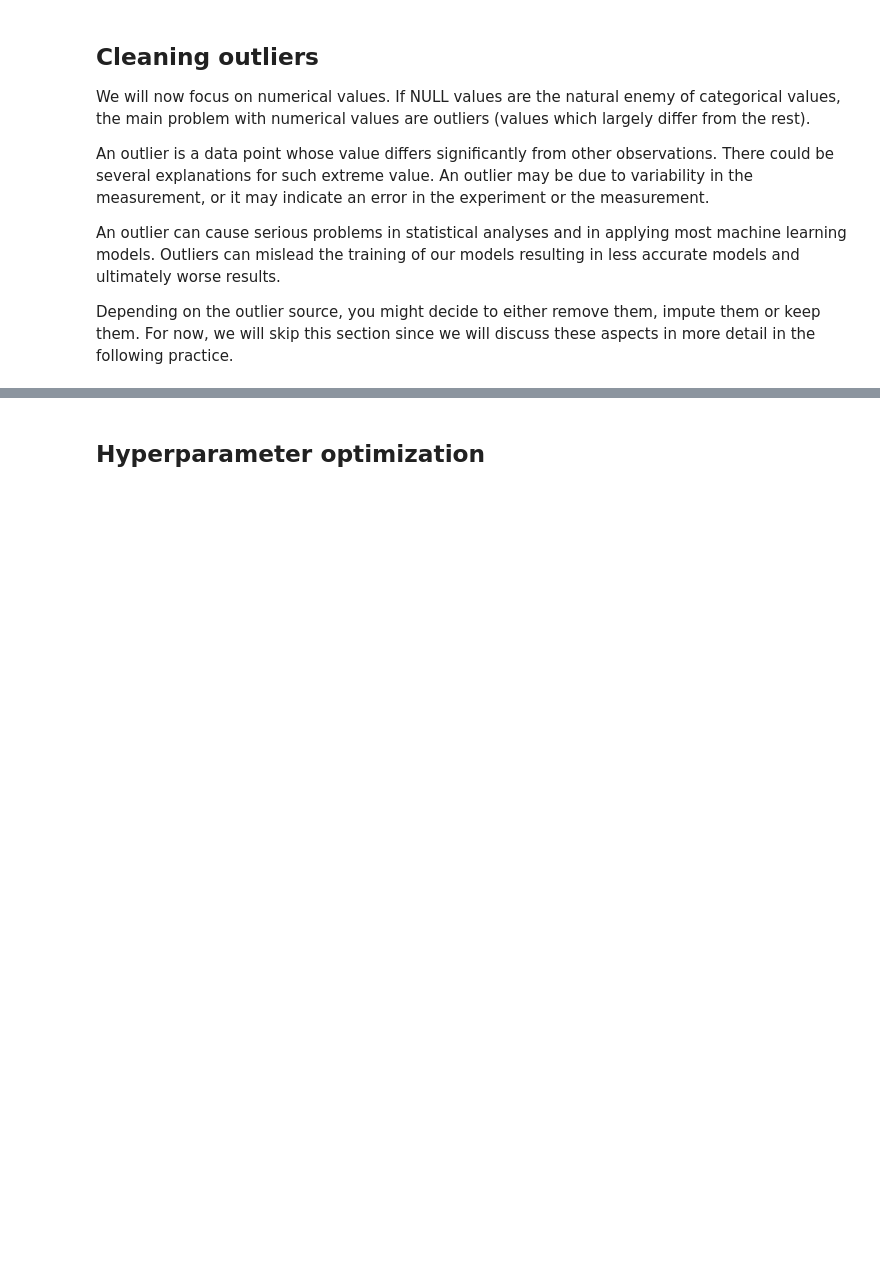
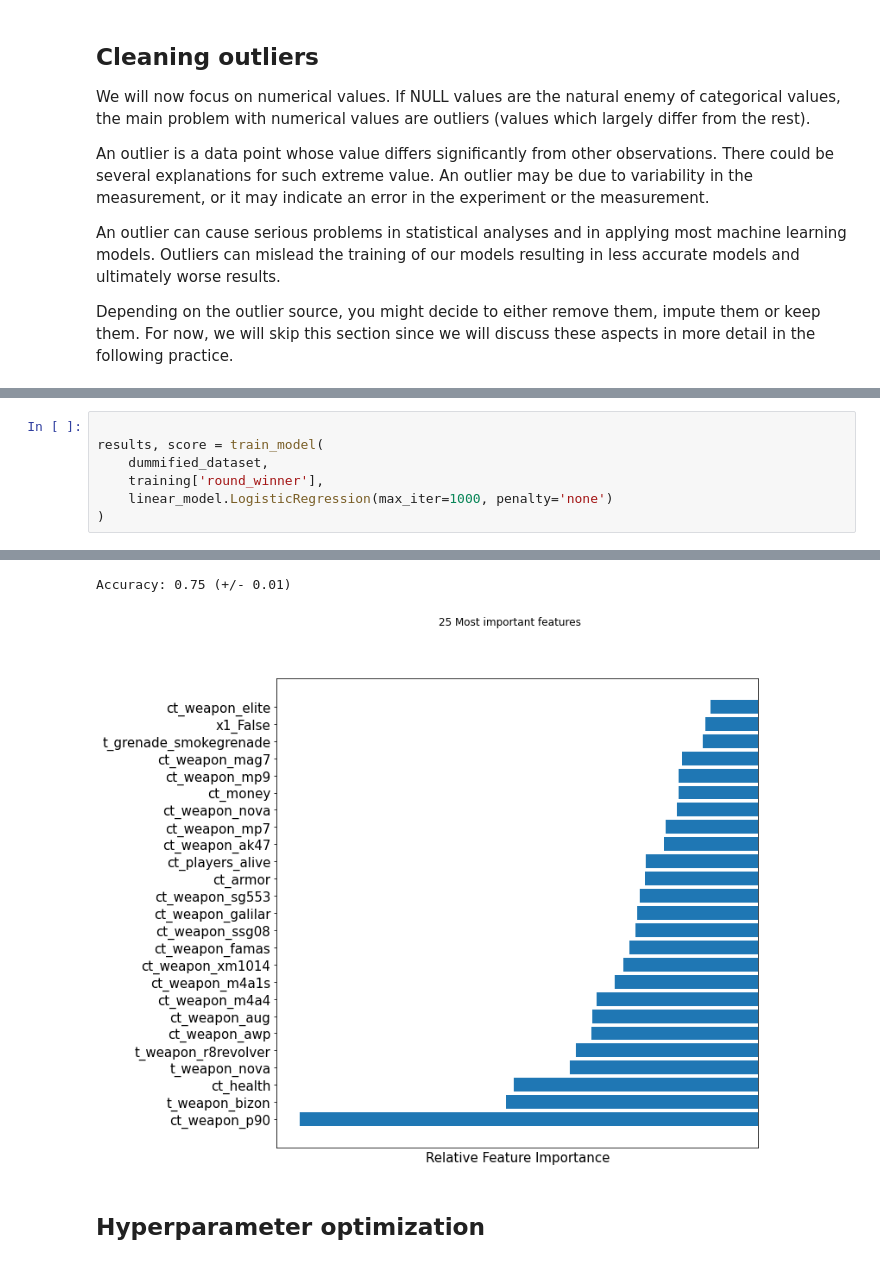
Before and after one commit to acastellanos-ie/ML2-MBD-EN-OCT-2021-S-1, a Jupyter notebook: ml_pipeline_review/ml_pipeline.ipynb, the cells around one changed output, grey strips where cells are left out. Saved outputs shown, nothing was run; the diff lists cells and outputs as text; blank space fills up the shorter version.

```diff
--- a/ml_pipeline_review/ml_pipeline.ipynb
+++ b/ml_pipeline_review/ml_pipeline.ipynb
@@ -335,0 +275,8 @@ Accuracy: 0.74 (+/- 0.01)
+# %%
+
+results, score = train_model(
+    dummified_dataset,
+    training['round_winner'],
+    linear_model.LogisticRegression(max_iter=1000, penalty='none')
+)
+# %% [output]
@@ -336,3 +285,5 @@ Accuracy: 0.74 (+/- 0.01)
+Accuracy: 0.75 (+/- 0.01)
+[figure, added]
 # %% [markdown]
 ## Hyperparameter optimization
 # %% [markdown]
```
Also changed, not shown: parts of 23 cells of this notebook.
